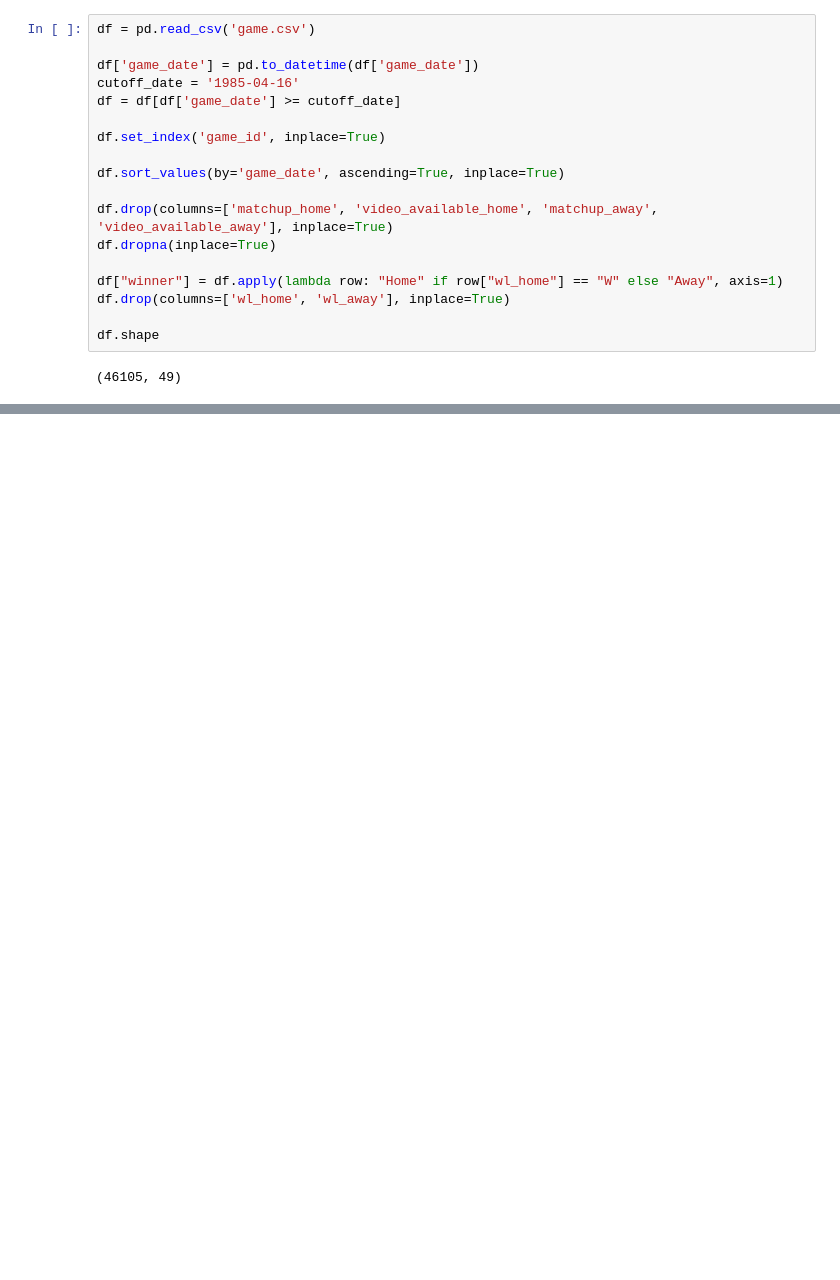
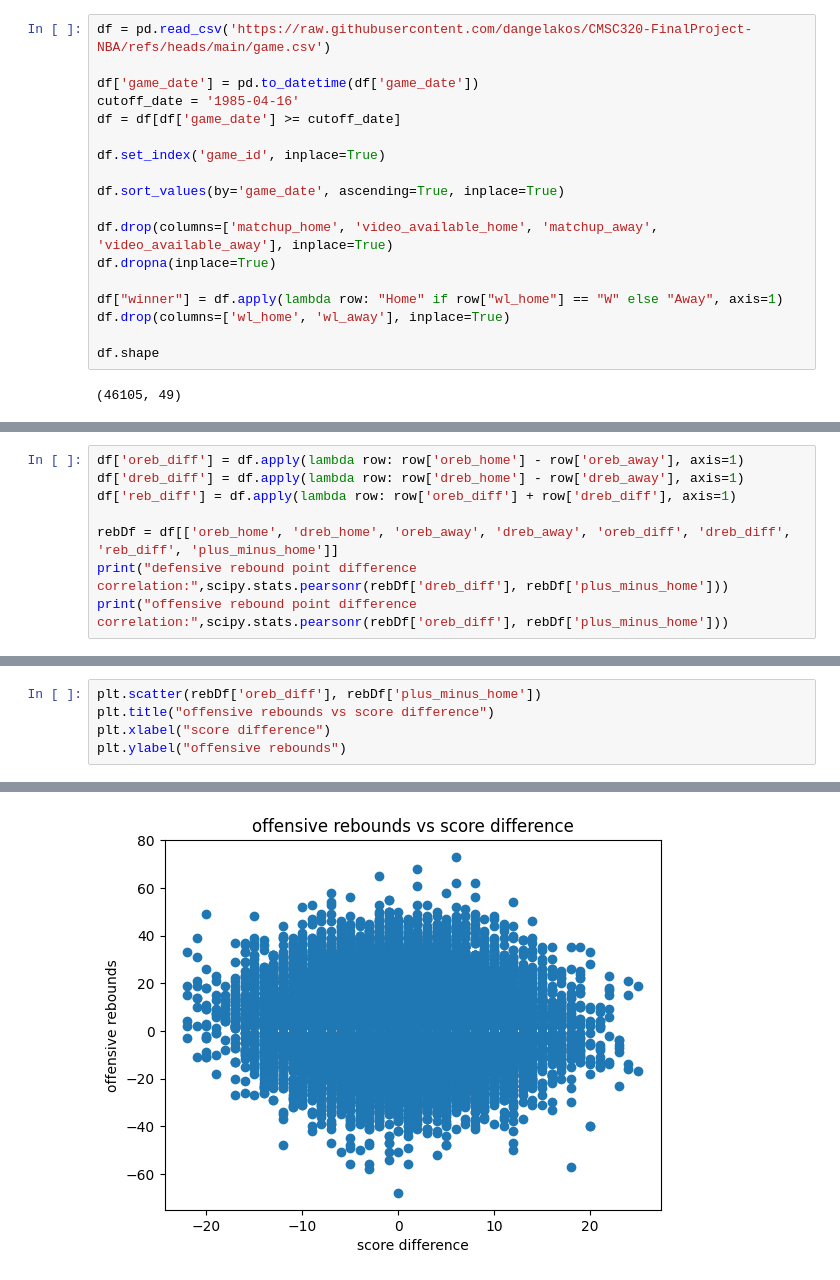
Before and after one commit to dangelakos/CMSC320-FinalProject-NBA, a Jupyter notebook: Untitled-1.ipynb, the cells around one changed output, grey strips where cells are left out. Saved outputs shown, nothing was run; the diff lists cells and outputs as text; blank space fills up the shorter version.

Commit message:
rebounds vs score difference

```diff
--- a/Untitled-1.ipynb
+++ b/Untitled-1.ipynb
@@ -5,5 +3,5 @@ warnings.filterwarnings('ignore')
 # %%
-df = pd.read_csv('game.csv')
+df = pd.read_csv('https://raw.githubusercontent.com/dangelakos/CMSC320-FinalProject-NBA/refs/heads/main/game.csv')
 
 df['game_date'] = pd.to_datetime(df['game_date'])
 cutoff_date = '1985-04-16'
@@ -86,0 +29,8 @@ Summary: There is a significant difference between the free throws given to the
+# %%
+df['oreb_diff'] = df.apply(lambda row: row['oreb_home'] - row['oreb_away'], axis=1)
+df['dreb_diff'] = df.apply(lambda row: row['dreb_home'] - row['dreb_away'], axis=1)
+df['reb_diff'] = df.apply(lambda row: row['oreb_diff'] + row['dreb_diff'], axis=1)
+
+rebDf = df[['oreb_home', 'dreb_home', 'oreb_away', 'dreb_away', 'oreb_diff', 'dreb_diff', 'reb_diff', 'plus_minus_home']]
+print("defensive rebound point difference correlation:",scipy.stats.pearsonr(rebDf['dreb_diff'], rebDf['plus_minus_home']))
+print("offensive rebound point difference correlation:",scipy.stats.pearsonr(rebDf['oreb_diff'], rebDf['plus_minus_home']))
@@ -86,0 +40,6 @@ Summary: There is a significant difference between the free throws given to the
+# %%
+plt.scatter(rebDf['oreb_diff'], rebDf['plus_minus_home'])
+plt.title("offensive rebounds vs score difference")
+plt.xlabel("score difference")
+plt.ylabel("offensive rebounds")
+# %% [output]
@@ -86,0 +47 @@ Summary: There is a significant difference between the free throws given to the
+[figure, added]
```
Also changed, not shown: parts of 9 cells of this notebook, 1 other file.
